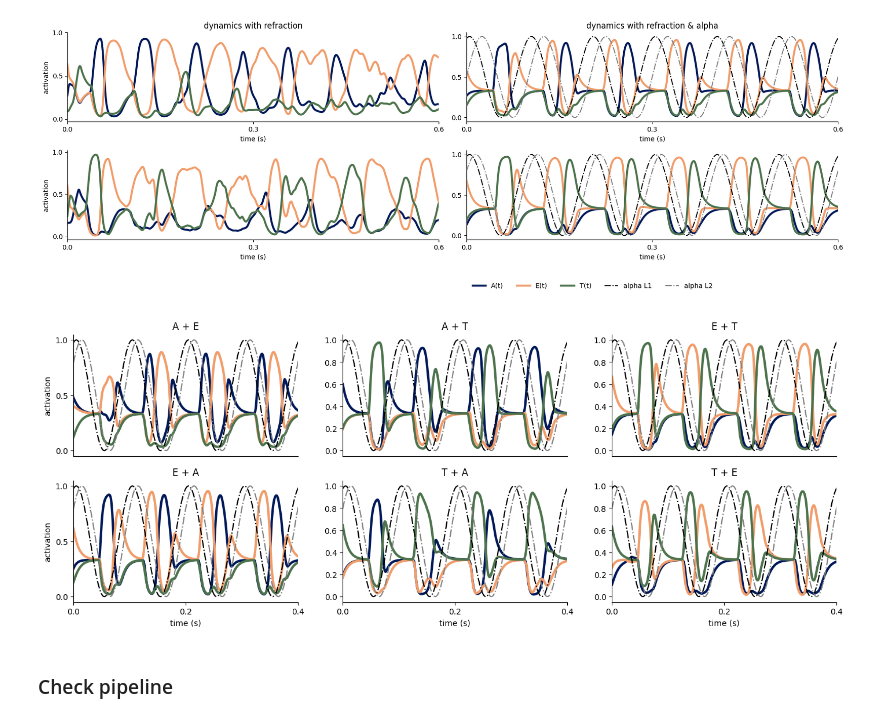
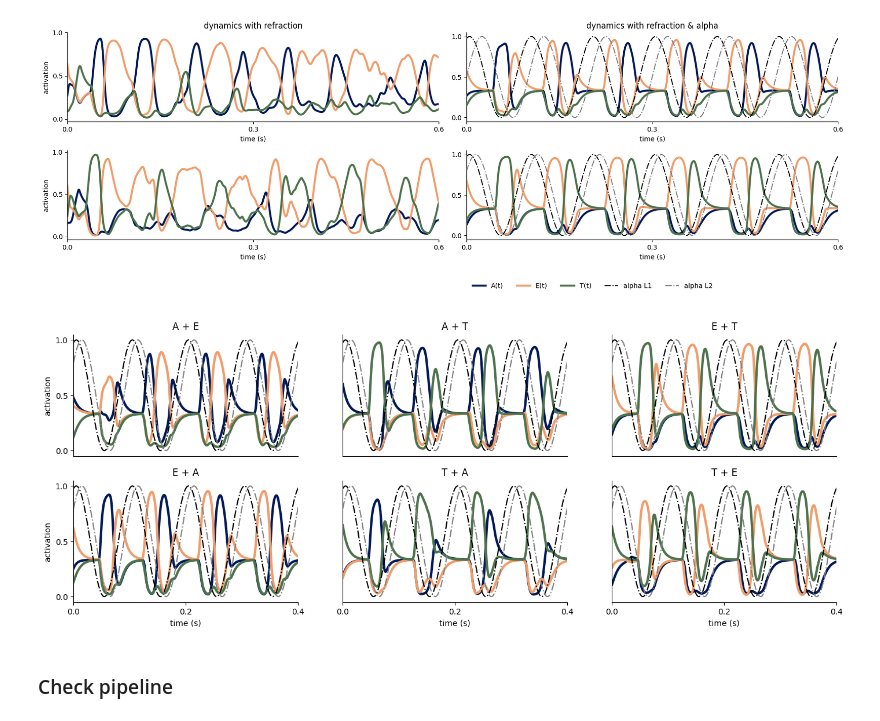
Before and after one commit to katduecker/dnn_osci, a Jupyter notebook: DynNN_figures_thesis.ipynb, the cells around one changed output. Cells and saved outputs as stored; diff of their text form; code cells hidden in the pictures.

```diff
--- a/DynNN_figures_thesis.ipynb
+++ b/DynNN_figures_thesis.ipynb
@@ -1352,34 +1363,40 @@ for i,comp_inp in enumerate(inp_combi):
   inpt = x_train[comp_inp[1]]*1.2 + x_train[comp_inp[0]]*.8
 
   Z1t,Z2t,H1t,R1t,H2t,R2t,Ot = euler_dyn_2layer(model2,inpt, params, timevec, alpha_params,DEVICE,inp_on=t_start,start_fix=True)
 
   [axs[1,i].plot(timevec,ot[1:],linewidth=3,color=lpcm[iot]) for iot,ot in enumerate(Ot)];
 
   if alpha_params[1][0]:
     axs[1,i].plot(timevec[t:],alpha_params[1][0]*np.sin(2*np.pi*alpha_params[0][0]*timevec[t:]+alpha_params[2][0])+alpha_params[1][0],color = 'k',linestyle='-.')
 
   if alpha_params[1][1]:
     axs[1,i].plot(timevec[t:],alpha_params[1][1]*np.sin(2*np.pi*alpha_params[0][1]*timevec[t:]+alpha_params[2][1])+alpha_params[1][1], color = np.array((0.5, 0.5, 0.5)),linestyle='-.')
 
 
   axs[1,i].set_title(label_comb[i][1] + ' + ' + label_comb[i][0])
 
 
   axs[1,i].set_xlim((0,0.4))
   axs[1,i].set_xticks((0,0.2,0.4))
   axs[1,i].set_xlabel('time (s)')
   axs[1,i].spines[['top','right']].set_visible(False)
 
 
 # clean up axes
 axs[1,0].set_ylabel('activation')
 axs[1,0].set_yticks((0,0.5,1))
 
 
+axs[1,1].set_yticks(())
+axs[1,2].set_yticks(())
+
+axs[0,1].set_yticks(())
+axs[0,2].set_yticks(())
+
 fig.savefig('/content/drive/MyDrive/dynamics_NN_two_inputs_allcomb.svg')
 fig.savefig('/content/drive/MyDrive/dynamics_NN_two_inputs_allcomb.png')
 # %% [output]
-[figure, old version]
+[figure, new version]
 # %% [markdown]
 ### Check pipeline
 # %%
```
Also changed, not shown: parts of 8 cells of this notebook.
